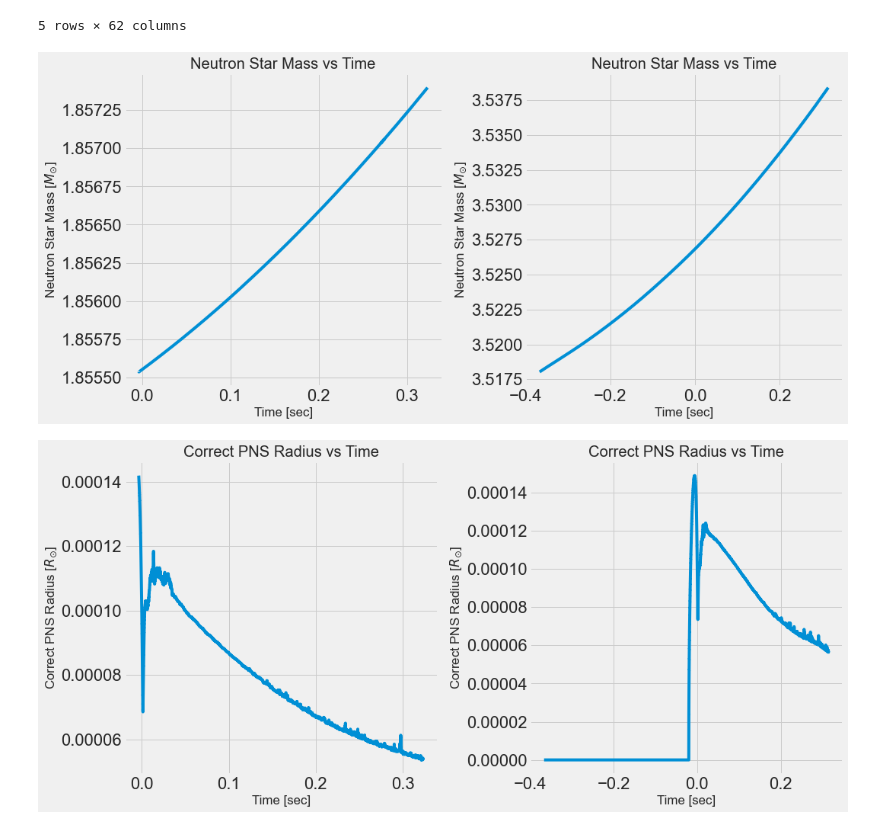
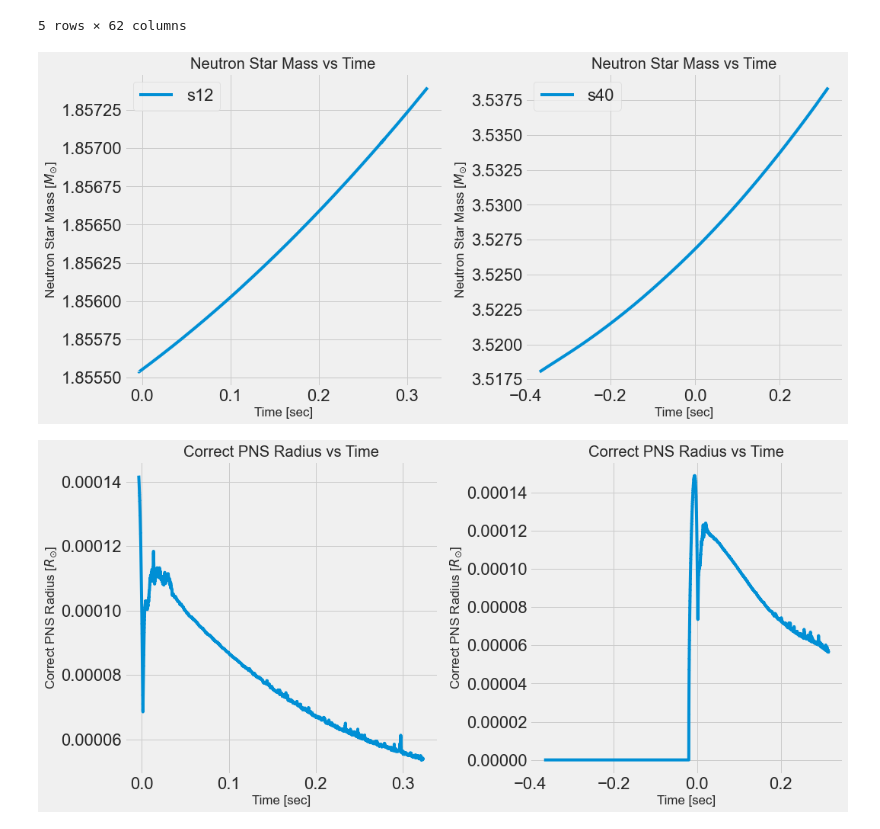
Before and after one commit to Shield94/Research, a Jupyter notebook: Shields_Research0.ipynb, the cells around one changed output. Cells and saved outputs as stored; diff of their text form; code cells hidden in the pictures.

```diff
--- a/Shields_Research0.ipynb
+++ b/Shields_Research0.ipynb
@@ -52,25 +52,27 @@ s40_m = s40["2 mass"]/solar_mass
 # %%
 #Plotting Neutron Star Mass Vs Time
 plt.figure(figsize = (15,7))
 
 #s12_file
 plt.subplot(121)
-plt.plot(s12_t, s12_m)
+plt.plot(s12_t, s12_m, label = "s12")
 plt.title("Neutron Star Mass vs Time")
 plt.xlabel("Time [sec]")
 plt.ylabel("Neutron Star Mass [$M_{\odot}$]")
+plt.legend()
 
 #s40_file
 plt.subplot(122)
-plt.plot(s40_t, s40_m)
+plt.plot(s40_t, s40_m, label = "s40")
 plt.title("Neutron Star Mass vs Time")
 plt.xlabel("Time [sec]")
 plt.ylabel("Neutron Star Mass [$M_{\odot}$]")
+plt.legend()
 
 plt.tight_layout()
 plt.show()
 # %% [output]
-[figure, old version]
+[figure, new version]
 # %%
 #Unit Conversions
 solar_radii = 6.957e+10 #cm
```
Also changed, not shown: parts of 2 cells of this notebook.
